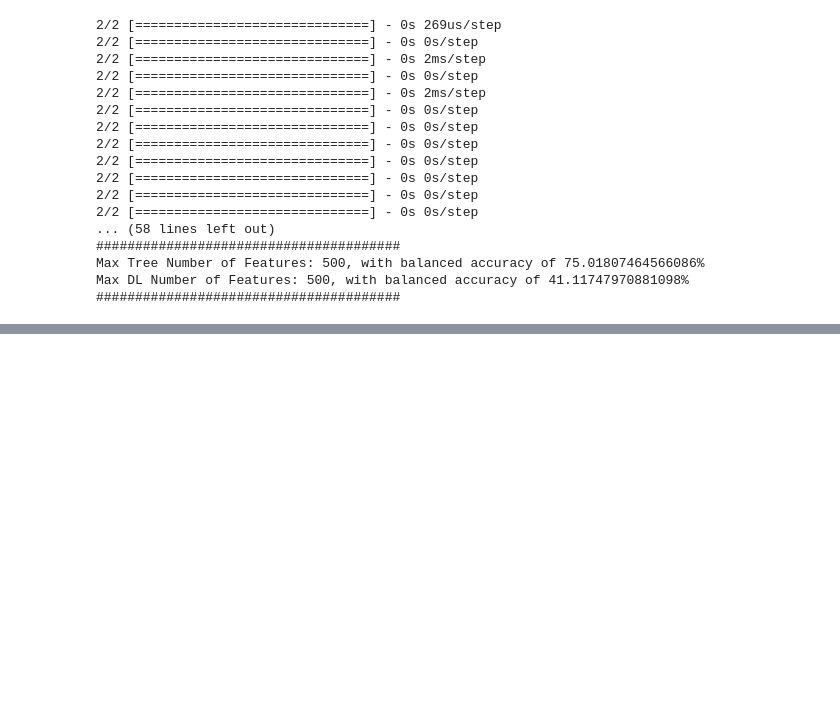
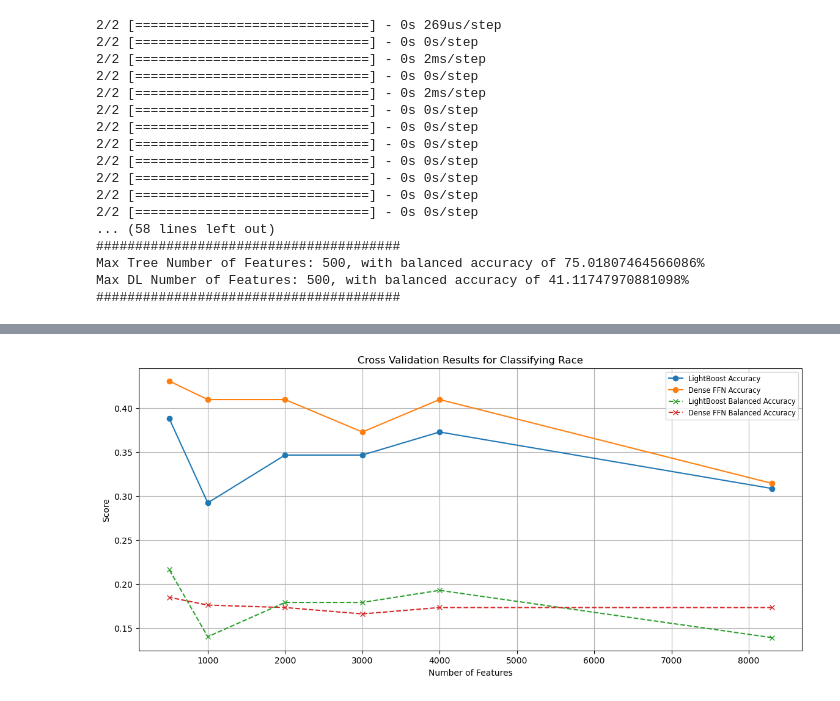
Before and after one commit to cekcreator/Mitigating-socio-demographic-bias, a Jupyter notebook: code/code.ipynb, the cells around one changed output, grey strips where cells are left out. Saved outputs shown, nothing was run; the diff lists cells and outputs as text; code cells hidden in the pictures; blank space fills up the shorter version.

Commit message:
Update models and data

```diff
--- a/code/code.ipynb
+++ b/code/code.ipynb
@@ -630,0 +683,6 @@ Max DL Number of Features: 500, with balanced accuracy of 41.11747970881098%
+# %%
+y_race.columns = ["race", 'empty']
+y_race = y_race.drop('empty', axis=1)
+y_race = y_race - 1
+y_race = y_race["race"]
+y_race.shape
@@ -630,0 +730,7 @@ Max DL Number of Features: 500, with balanced accuracy of 41.11747970881098%
+# %%
+race_corr = []
+
+for i, (cols) in enumerate(race_df.columns):
+
+    corr, p = pearsonr(race_df[cols], y_race)
+    race_corr.append(corr)
@@ -630,0 +763,3 @@ Max DL Number of Features: 500, with balanced accuracy of 41.11747970881098%
+# %%
+for i, (train_fold, train_target_fold, test_fold, test_target_fold) in enumerate(race_folds):
+    print(f"Fold {i + 1} - Train classes: {train_target_fold.unique()}, Test classes: {test_target_fold.unique()}")
@@ -630,0 +772,3 @@ Max DL Number of Features: 500, with balanced accuracy of 41.11747970881098%
+# %%
+numberOfFeatures = [len(race_df.columns)-1, 4000, 3000, 2000, 1000, 500]
+top_n_idx = lambda data, n: np.argsort(np.abs(data))[-n:]
@@ -630,0 +923,37 @@ Max DL Number of Features: 500, with balanced accuracy of 41.11747970881098%
+# %%
+from matplotlib import pyplot as plt
+
+# fig, ax = plt.subplots(2, figsize=(10, 8))
+# fig.suptitle("Cross Validation Results For Classifying Race")
+# ax[0].plot(numberOfFeatures, accTree, label="LightBoost")
+# ax[0].plot(numberOfFeatures, accDL, label="Dense FFN")
+# ax[0].set(xlabel="num of feats", ylabel="Accuracy")
+# plt.legend()
+#
+# ax[1].plot(numberOfFeatures, bAccTree, label="LightBoost")
+# ax[1].plot(numberOfFeatures, bAccDL, label="Dense FFN")
+# ax[1].set(xlabel="num of feats", ylabel="Balanced Accuracy")
+#
+# plt.legend(loc='upper right', fontsize='small', ncol=2)
+# plt.show()
+plt.figure(figsize=(14, 6))
+plt.title("Cross Validation Results for Classifying Race")
+
+# Plot accuracy metrics
+plt.plot(numberOfFeatures, accTree, label="LightBoost Accuracy", marker='o')
+plt.plot(numberOfFeatures, accDL, label="Dense FFN Accuracy", marker='o')
+
+# Plot balanced accuracy metrics
+plt.plot(numberOfFeatures, bAccTree, label="LightBoost Balanced Accuracy", linestyle='--', marker='x')
+plt.plot(numberOfFeatures, bAccDL, label="Dense FFN Balanced Accuracy", linestyle='--', marker='x')
+
+# Add labels, legend, and grid
+plt.xlabel("Number of Features")
+plt.ylabel("Score")
+plt.legend(loc='best', fontsize='small')
+plt.grid(True)
+
+# Show plot
+plt.show()
+# %% [output]
+[figure, added]
```
Also changed, not shown: parts of 21 cells of this notebook, 1 other file.
